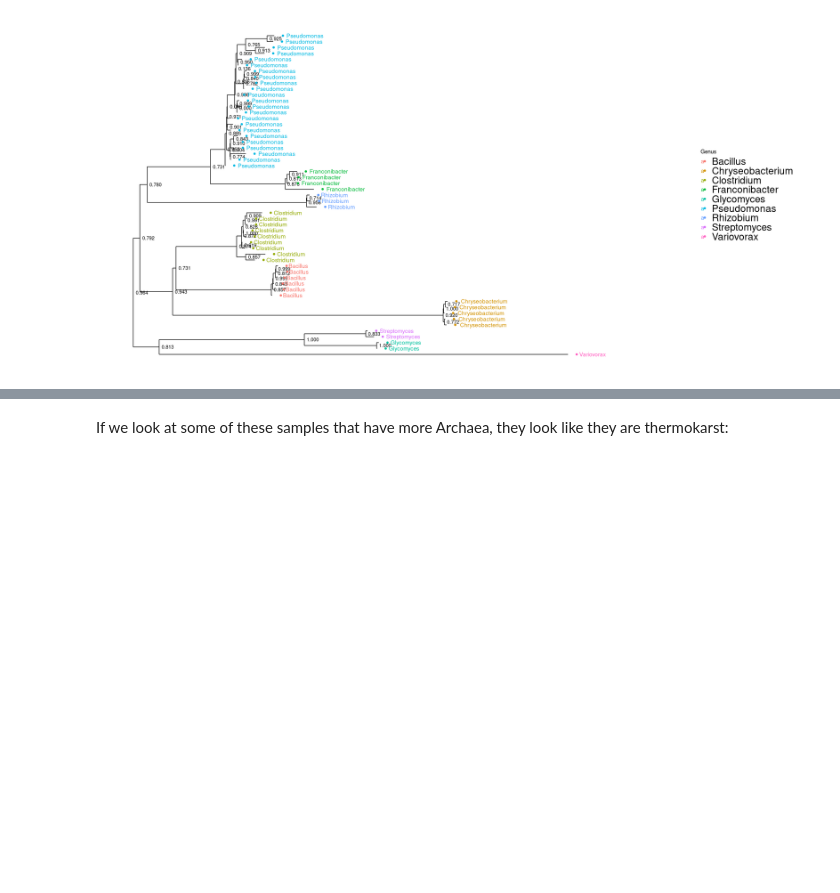
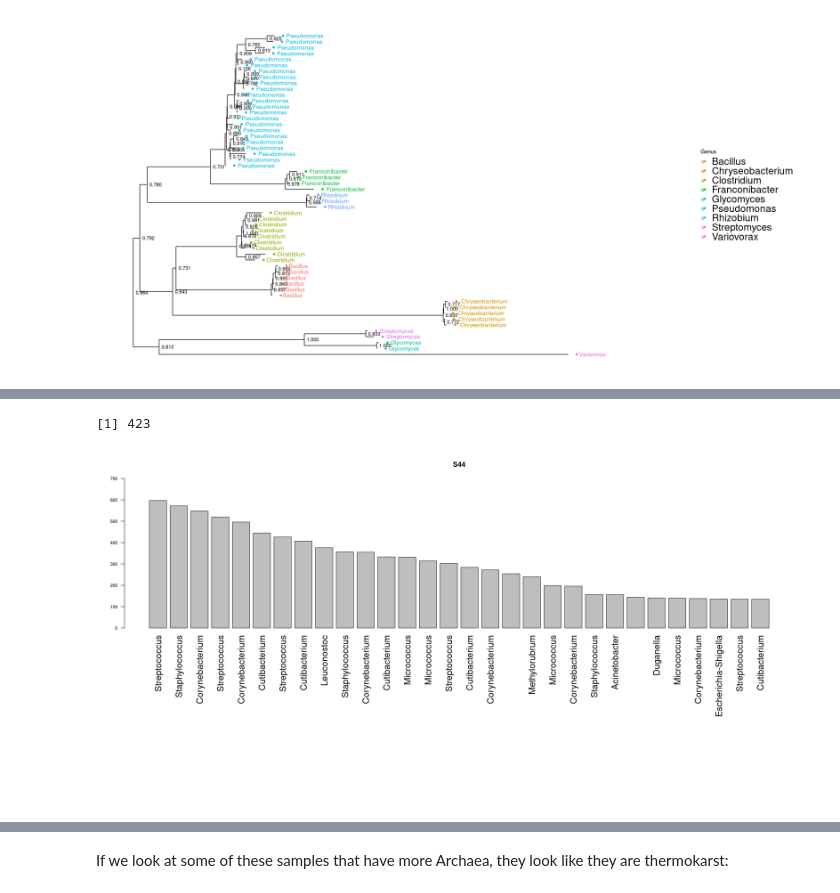
Before and after one commit to danchurch/sphagnumCUEmetabarcoding, a Jupyter notebook: sequenceAnalysis/firstLookPeat16s.ipynb, the cells around one changed output, grey strips where cells are left out. Cells and saved outputs as stored; diff of their text form; code cells hidden in the pictures; blank space fills up the shorter version.

```diff
--- a/sequenceAnalysis/firstLookPeat16s.ipynb
+++ b/sequenceAnalysis/firstLookPeat16s.ipynb
@@ -333,0 +345,5 @@ theme( legend.text = element_text(size=20))
+# %%
+rankAb(ps007,"S44",ylimit=700, ntax = 30)
+# %% [output]
+[1] 423
+[figure, added]
```
Also changed, not shown: parts of 26 cells of this notebook, 1 other file.
